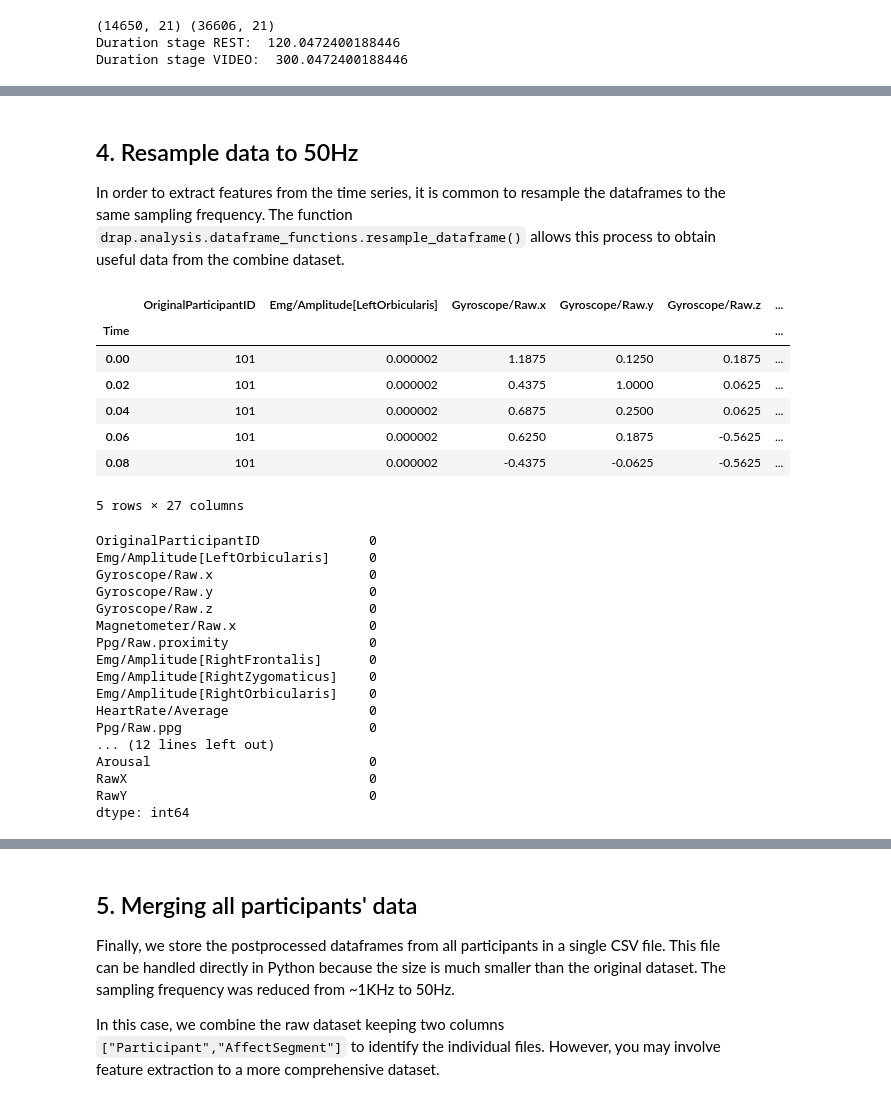
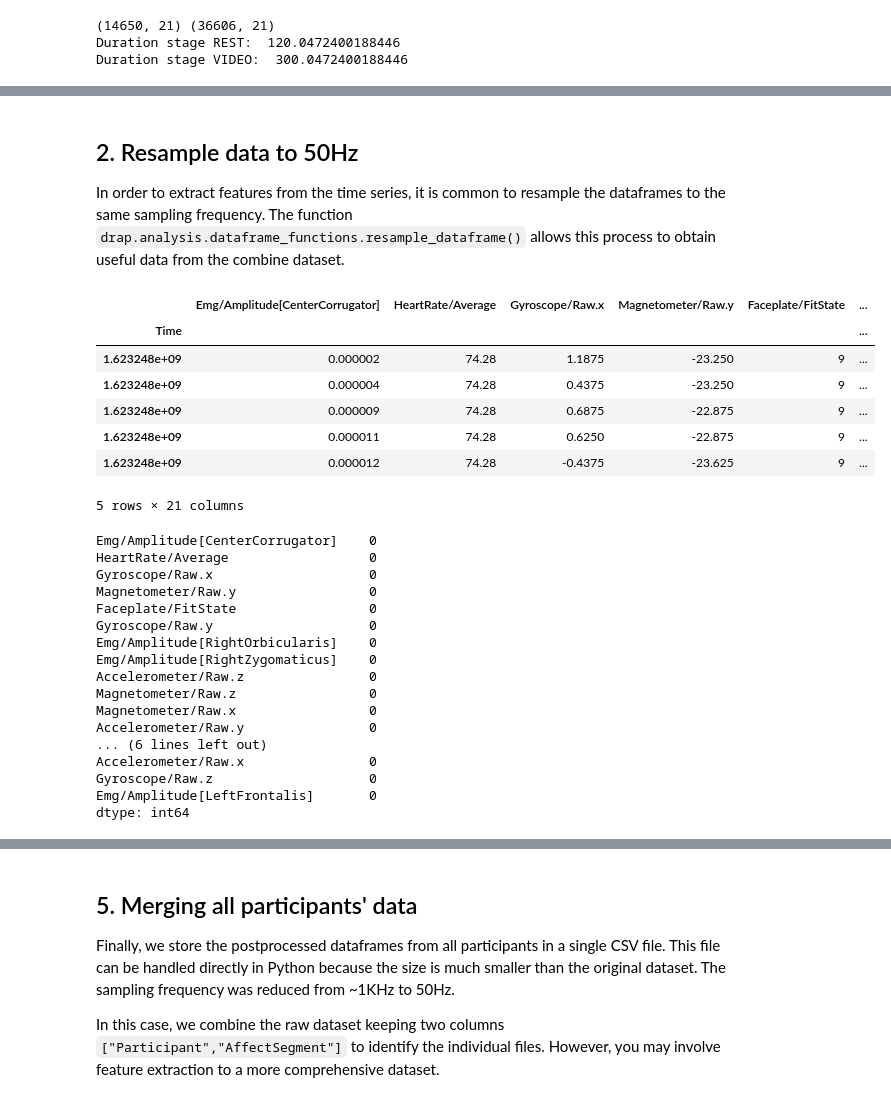
Before and after one commit to michalgnacek/AVDOS-VR, a Jupyter notebook: notebooks/1_preprocess_and_plot.ipynb, the cells around one changed output, grey strips where cells are left out. Saved outputs shown, nothing was run; the diff lists cells and outputs as text; code cells hidden in the pictures.

```diff
--- a/notebooks/1_preprocess_and_plot.ipynb
+++ b/notebooks/1_preprocess_and_plot.ipynb
@@ -74,7 +74,7 @@ The class `drap.processing.Manager()` contains the scripts to generate an index
 # to create an index and facilitate preprocessing.
 data_loader = drap.preprocessing.Manager(DATASET_ROOT_FOLDER,
                                     index_files_path = TEMP_FOLDER, # None,
-                                    force_index_regeneration=False,
-                                    verbose = False,
+                                    force_index_regeneration=True,
+                                    verbose = True,
                                     )
 # %% [output]
@@ -226,11 +226,11 @@ Note that the variable names to indicate the facial EMG are based on the placeme
 *Image taken from paper: emteqPRO—Fully Integrated Biometric Sensing Array for Non-Invasive Biomedical Research in Virtual Reality [DOI](https://doi.org/10.3389/frvir.2022.781218))*
 # %%
 # Loading all variables for a specific participant and a specific session segment
-PARTICIPANT_ID_IN_INDEX = 0
+PARTICIPANT_IDX = 0
 SESSION_SEGMENT_NAME = str(drapEnums.SessionSegment.video1) # Or you can type directly the string from session segment `video_1`
 
 # Obtain dataframes with data and metadata
-data, metadata = data_loader.load_data_from_participant(participant_idx = PARTICIPANT_ID_IN_INDEX,
+data, metadata = data_loader.load_data_from_participant(participant_idx = PARTICIPANT_IDX,
                                                         session_segment=SESSION_SEGMENT_NAME)
 # %% [output]
 Loading from:  ../data/../data/participant_101\video_1.csv
@@ -297,7 +297,7 @@ The attribute `normalize_data_units` allows loading the data with normalized uni
 - The `Gyroscope/` variables are normalized with `#Gyroscope/Properties.rawDivisor` to produce data in $^\circ/s$.
 # %%
 # Obtain normalized data with parameter `normalize_data_units`
-data, metadata = data_loader.load_data_from_participant(participant_idx = PARTICIPANT_ID_IN_INDEX,
+data, metadata = data_loader.load_data_from_participant(participant_idx = PARTICIPANT_IDX,
                                                         session_segment=SESSION_SEGMENT_NAME,
                                                         normalize_data_units=True)
 # %% [output]
@@ -344,7 +344,7 @@ print(COLS_OF_INTEREST)
 ['Emg/ContactStates[CenterCorrugator]', 'Emg/Contact[CenterCorrugator]', 'Emg/Raw[CenterCorrugator]', 'Emg/RawLift[CenterCorrugator]', 'Emg/Filtered[CenterCorrugator]', 'Emg/Amplitude[CenterCorrugator ...
 # %%
 # Obtain normalized data with parameter `normalize_data_units`
-data, metadata = data_loader.load_data_from_participant(participant_idx = PARTICIPANT_ID_IN_INDEX,
+data, metadata = data_loader.load_data_from_participant(participant_idx = PARTICIPANT_IDX,
                                                         session_segment=SESSION_SEGMENT_NAME,
                                                         normalize_data_units=True,
                                                         columns = COLS_OF_INTEREST)
@@ -645,5 +557,5 @@ Index(['OriginalParticipantID', 'Emg/Amplitude[LeftOrbicularis]',
 # %% [markdown]
-## 4. Resample data to 50Hz
+## 2. Resample data to 50Hz
 
 In order to extract features from the time series, it is common to resample the dataframes to the same sampling frequency. The function `drap.analysis.dataframe_functions.resample_dataframe()` allows this process to obtain useful data from the combine dataset.
 # %%
@@ -651,38 +563,38 @@ In order to extract features from the time series, it is common to resample the
 FS = 50
 # %%
 # Apply resampling dataframe at the defined sampling frequency.
-data_rest_resampled = resample_dataframe(data_rest_merged, FS)
-data_video_resampled = resample_dataframe(data_video_merged, FS)
+data_rest_resampled = resample_dataframe(data_rest, FS, keep_original_timestamps=True)
+data_video_resampled = resample_dataframe(data_video, FS, keep_original_timestamps=True)
 data_video_resampled.head()
 # %% [output]
-|  | OriginalParticipantID | Emg/Amplitude[LeftOrbicularis] | Gyroscope/Raw.x | Gyroscope/Raw.y | Gyroscope/Raw.z | ... |
+|  | Emg/Amplitude[CenterCorrugator] | HeartRate/Average | Gyroscope/Raw.x | Magnetometer/Raw.y | Faceplate/FitState | ... |
 | Time |  |  |  |  |  | ... |
-| 0.00 | 101 | 0.000002 | 1.1875 | 0.1250 | 0.1875 | ... |
-| 0.02 | 101 | 0.000002 | 0.4375 | 1.0000 | 0.0625 | ... |
-| 0.04 | 101 | 0.000002 | 0.6875 | 0.2500 | 0.0625 | ... |
-| 0.06 | 101 | 0.000002 | 0.6250 | 0.1875 | -0.5625 | ... |
-| 0.08 | 101 | 0.000002 | -0.4375 | -0.0625 | -0.5625 | ... |
+| 1.623248e+09 | 0.000002 | 74.28 | 1.1875 | -23.250 | 9 | ... |
+| 1.623248e+09 | 0.000004 | 74.28 | 0.4375 | -23.250 | 9 | ... |
+| 1.623248e+09 | 0.000009 | 74.28 | 0.6875 | -22.875 | 9 | ... |
+| 1.623248e+09 | 0.000011 | 74.28 | 0.6250 | -22.875 | 9 | ... |
+| 1.623248e+09 | 0.000012 | 74.28 | -0.4375 | -23.625 | 9 | ... |
-5 rows × 27 columns
+5 rows × 21 columns
 # %%
 # Check if there are missing values
 data_video_resampled.isnull().sum()
 # %% [output]
-OriginalParticipantID              0
-Emg/Amplitude[LeftOrbicularis]     0
+Emg/Amplitude[CenterCorrugator]    0
+HeartRate/Average                  0
 Gyroscope/Raw.x                    0
+Magnetometer/Raw.y                 0
+Faceplate/FitState                 0
 Gyroscope/Raw.y                    0
+Emg/Amplitude[RightOrbicularis]    0
+Emg/Amplitude[RightZygomaticus]    0
+Accelerometer/Raw.z                0
+Magnetometer/Raw.z                 0
+Magnetometer/Raw.x                 0
+Accelerometer/Raw.y                0
+... (6 lines left out)
+Accelerometer/Raw.x                0
 Gyroscope/Raw.z                    0
-Magnetometer/Raw.x                 0
-Ppg/Raw.proximity                  0
-Emg/Amplitude[RightFrontalis]      0
-Emg/Amplitude[RightZygomaticus]    0
-Emg/Amplitude[RightOrbicularis]    0
-HeartRate/Average                  0
-Ppg/Raw.ppg                        0
-... (12 lines left out)
-Arousal                            0
-RawX                               0
-RawY                               0
+Emg/Amplitude[LeftFrontalis]       0
 dtype: int64
 # %%
 # Subset of columns sub
```
Also changed, not shown: parts of 38 cells of this notebook, 3 other files.
